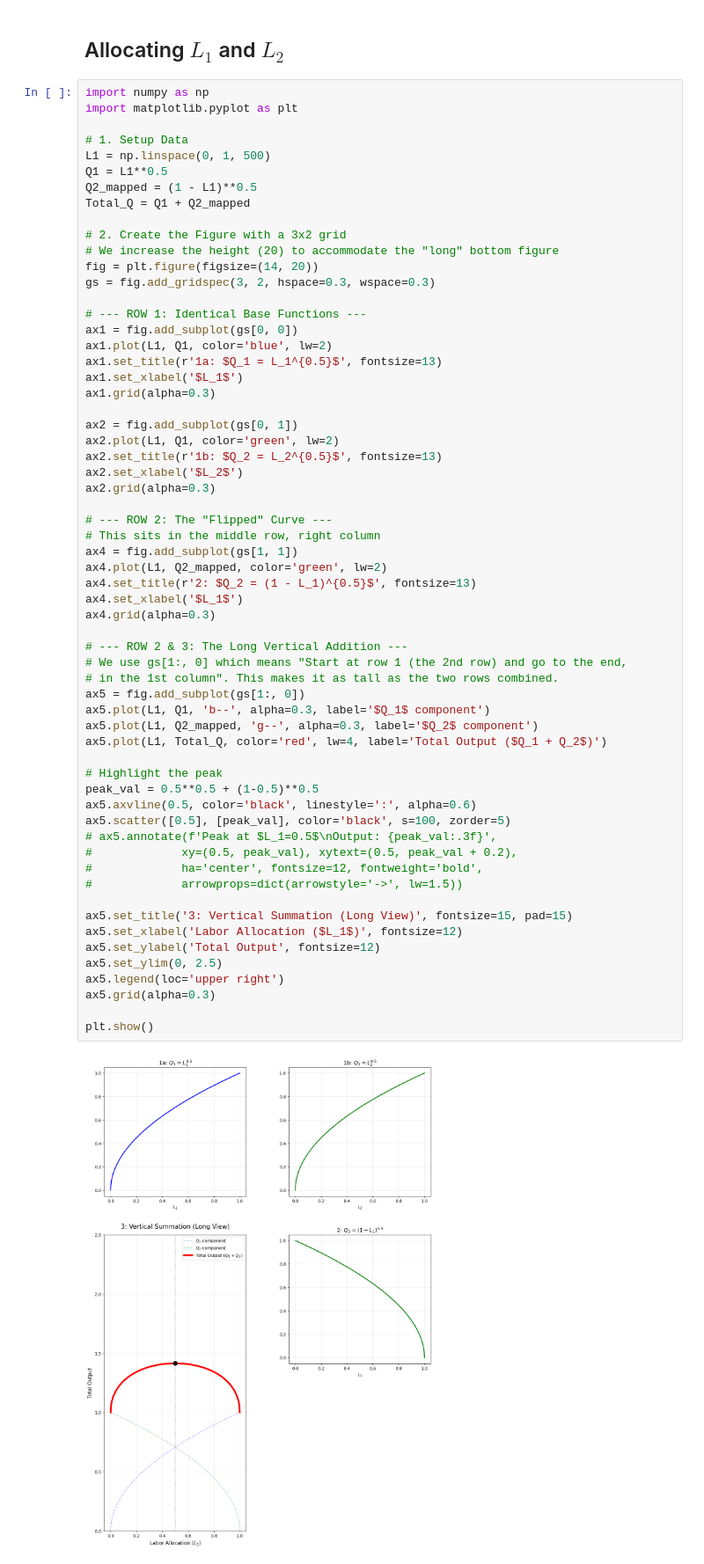
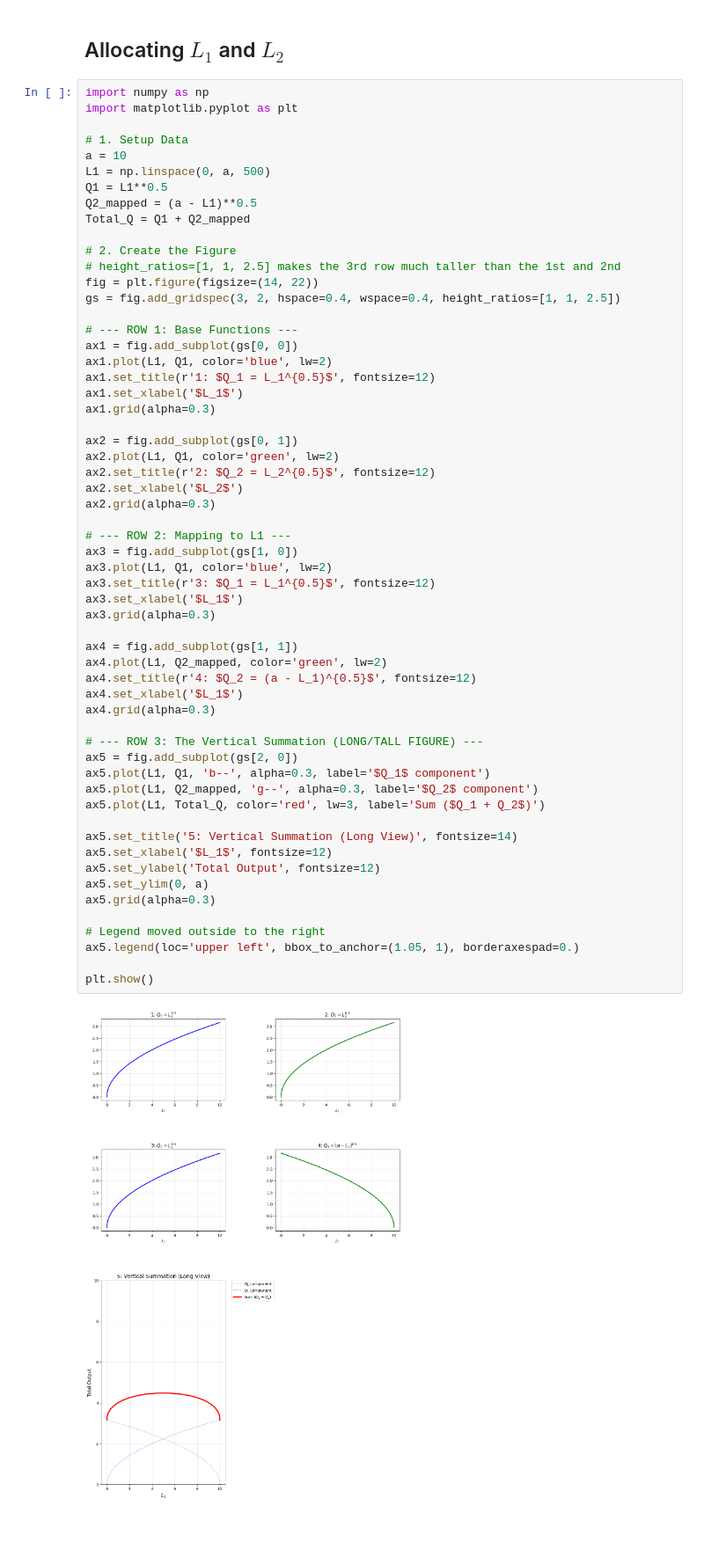
Before and after one commit to wooj-choi/teaching_IC_2026sp, a Jupyter notebook: Marginal_Product_Example.ipynb, the cells around one changed output. Shown at 88% size. Cells and saved outputs as stored; diff of their text form; blank space fills up the shorter version.

```diff
--- a/Marginal_Product_Example.ipynb
+++ b/Marginal_Product_Example.ipynb
@@ -17,61 +17,58 @@ import numpy as np
 import matplotlib.pyplot as plt
 
 # 1. Setup Data
-L1 = np.linspace(0, 1, 500)
+a = 10
+L1 = np.linspace(0, a, 500)
 Q1 = L1**0.5
-Q2_mapped = (1 - L1)**0.5
+Q2_mapped = (a - L1)**0.5
 Total_Q = Q1 + Q2_mapped
 
-# 2. Create the Figure with a 3x2 grid
-# We increase the height (20) to accommodate the "long" bottom figure
-fig = plt.figure(figsize=(14, 20))
-gs = fig.add_gridspec(3, 2, hspace=0.3, wspace=0.3)
+# 2. Create the Figure
+# height_ratios=[1, 1, 2.5] makes the 3rd row much taller than the 1st and 2nd
+fig = plt.figure(figsize=(14, 22))
+gs = fig.add_gridspec(3, 2, hspace=0.4, wspace=0.4, height_ratios=[1, 1, 2.5])
 
-# --- ROW 1: Identical Base Functions ---
+# --- ROW 1: Base Functions ---
 ax1 = fig.add_subplot(gs[0, 0])
 ax1.plot(L1, Q1, color='blue', lw=2)
-ax1.set_title(r'1a: $Q_1 = L_1^{0.5}$', fontsize=13)
+ax1.set_title(r'1: $Q_1 = L_1^{0.5}$', fontsize=12)
 ax1.set_xlabel('$L_1$')
 ax1.grid(alpha=0.3)
 
 ax2 = fig.add_subplot(gs[0, 1])
 ax2.plot(L1, Q1, color='green', lw=2)
-ax2.set_title(r'1b: $Q_2 = L_2^{0.5}$', fontsize=13)
+ax2.set_title(r'2: $Q_2 = L_2^{0.5}$', fontsize=12)
 ax2.set_xlabel('$L_2$')
 ax2.grid(alpha=0.3)
 
-# --- ROW 2: The "Flipped" Curve ---
-# This sits in the middle row, right column
+# --- ROW 2: Mapping to L1 ---
+ax3 = fig.add_subplot(gs[1, 0])
+ax3.plot(L1, Q1, color='blue', lw=2)
+ax3.set_title(r'3: $Q_1 = L_1^{0.5}$', fontsize=12)
+ax3.set_xlabel('$L_1$')
+ax3.grid(alpha=0.3)
+
 ax4 = fig.add_subplot(gs[1, 1])
 ax4.plot(L1, Q2_mapped, color='green', lw=2)
-ax4.set_title(r'2: $Q_2 = (1 - L_1)^{0.5}$', fontsize=13)
+ax4.set_title(r'4: $Q_2 = (a - L_1)^{0.5}$', fontsize=12)
 ax4.set_xlabel('$L_1$')
 ax4.grid(alpha=0.3)
 
-# --- ROW 2 & 3: The Long Vertical Addition ---
-# We use gs[1:, 0] which means "Start at row 1 (the 2nd row) and go to the end,
-# in the 1st column". This makes it as tall as the two rows combined.
-ax5 = fig.add_subplot(gs[1:, 0])
+# --- ROW 3: The Vertical Summation (LONG/TALL FIGURE) ---
+ax5 = fig.add_subplot(gs[2, 0])
 ax5.plot(L1, Q1, 'b--', alpha=0.3, label='$Q_1$ component')
 ax5.plot(L1, Q2_mapped, 'g--', alpha=0.3, label='$Q_2$ component')
-ax5.plot(L1, Total_Q, color='red', lw=4, label='Total Output ($Q_1 + Q_2$)')
+ax5.plot(L1, Total_Q, color='red', lw=3, label='Sum ($Q_1 + Q_2$)')
 
-# Highlight the peak
-peak_val = 0.5**0.5 + (1-0.5)**0.5
-ax5.axvline(0.5, color='black', linestyle=':', alpha=0.6)
-ax5.scatter([0.5], [peak_val], color='black', s=100, zorder=5)
-# ax5.annotate(f'Peak at $L_1=0.5$\nOutput: {peak_val:.3f}',
-#             xy=(0.5, peak_val), xytext=(0.5, peak_val + 0.2),
-#             ha='center', fontsize=12, fontweight='bold',
-#             arrowprops=dict(arrowstyle='->', lw=1.5))
-
-ax5.set_title('3: Vertical Summation (Long View)', fontsize=15, pad=15)
-ax5.set_xlabel('Labor Allocation ($L_1$)', fontsize=12)
+ax5.set_title('5: Vertical Summation (Long View)', fontsize=14)
+ax5.set_xlabel('$L_1$', fontsize=12)
 ax5.set_ylabel('Total Output', fontsize=12)
-ax5.set_ylim(0, 2.5)
-ax5.legend(loc='upper right')
+ax5.set_ylim(0, a)
 ax5.grid(alpha=0.3)
 
+# Legend moved outside to the right
+ax5.legend(loc='upper left', bbox_to_anchor=(1.05, 1), borderaxespad=0.)
+
 plt.show()
 # %% [output]
-[figure, old version]
+[figure, new version]
```
Also changed, not shown: parts of 2 cells of this notebook.
